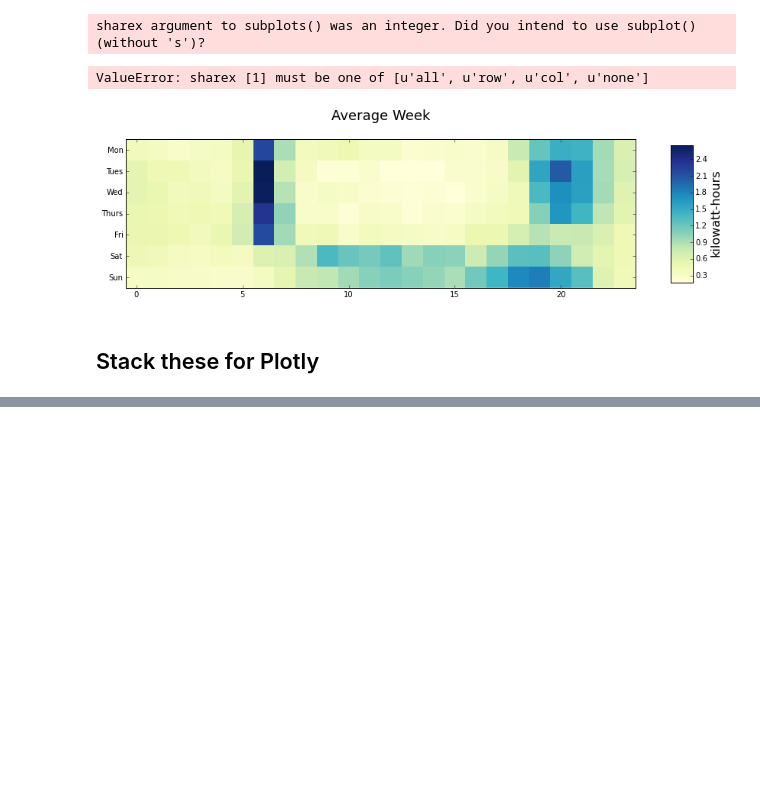
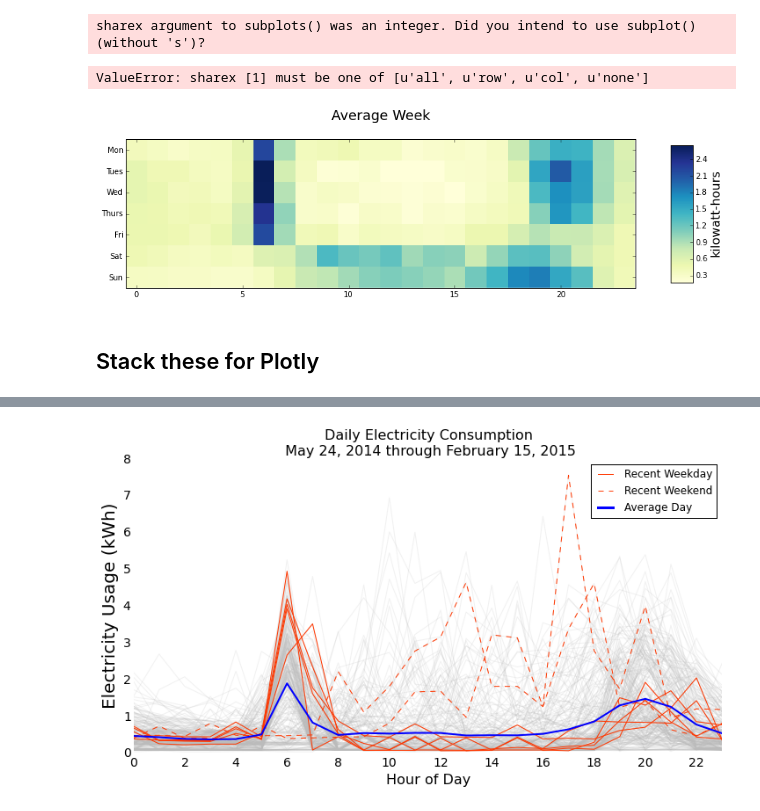
Before and after one commit to jtelszasz/my_energy_forecast_SVR, a Jupyter notebook: my_elec_plotly_visualizations.ipynb, the cells around one changed output, grey strips where cells are left out. Drawn from its saved outputs; the diff is of its cells as text; code cells hidden in the pictures; blank space fills up the shorter version.

Commit message:
adding additional plots

```diff
--- a/my_elec_plotly_visualizations.ipynb
+++ b/my_elec_plotly_visualizations.ipynb
@@ -24,6 +24,12 @@ import import_funcs
 Pandas Version:  0.15.2
 Numpy Version:  1.8.1
 Matplotlib Version:  1.4.2
+# %%
+# Pretty colors
+gray_light = '#bbbbbb'
+gray_med = '#737373'
+red_orange = '#ff3700'
+my_cyan = '#00CCFF'
 # %%
 # Import the BGE hourly electricity data and weather data using import_funcs.py class
 old_apt = import_funcs.BGEdata("old apt")
@@ -47,13 +53,13 @@ new_apt.tail()
 # %% [markdown]
 # Hourly for Each Day
 # %%
-array = pd.DataFrame(np.zeros([len(new_apt['USAGE'].resample('d',how='sum')),24]),index=new_apt['USAGE'].resample('d',how='sum').index)
+hourly_array = pd.DataFrame(np.zeros([len(new_apt['USAGE'].resample('d',how='sum')),24]),index=new_apt['USAGE'].resample('d',how='sum').index)
 
 for i in range(0,24):
-    array[i] = np.array(new_apt['USAGE'][new_apt.index.hour==i])
+    hourly_array[i] = np.array(new_apt['USAGE'][new_apt.index.hour==i])
 
-array.sort_index(ascending=True, inplace=True)
-array.head()
+hourly_array.sort_index(ascending=True, inplace=True)
+hourly_array.head()
 # %% [output]
 |  | 0 | 1 | 2 | 3 | 4 | 5 | 6 | 7 | 8 | 9 | ... | ... |
 | timestamp |  |  |  |  |  |  |  |  |  |  |  | ... |
@@ -378,0 +406,68 @@ py.iplot(fig, filename='Avg Week Last Week Heatmap Comparison')
+# %%
+weekday_newapt, weekend_newapt = avg_day(new_apt,'24-may-2014','15-feb-2015')
+average_day = new_apt['USAGE'].groupby(new_apt.index.hour).mean()
+# %%
+import plotly.tools as tls
+fig = plt.figure(figsize=[12,6])
+ax1 = plt.subplot(111)
+
+recent_color = red_orange
+avg_day_color = 'b'
+weekend_linestyle = 'dashed'
+
+for row in range(len(hourly_array)):
+    hourly_array.ix[row].plot(color=gray_light,alpha=.2,linewidth=1.)
+
+for row in range(len(hourly_array)-7, len(hourly_array)):
+    if (hourly_array.ix[row].name.dayofweek == 5) | (hourly_array.ix[row].name.dayofweek==6):
+        hourly_array.ix[row].plot(linestyle=weekend_linestyle, marker='',color=recent_color, linewidth=1)
+    else:
+        hourly_array.ix[row].plot(marker='',color=recent_color, linewidth=1)
+
+plot_avg_all = average_day.plot(marker='', color=avg_day_color, linewidth=2, grid='off', label='Average Day')
+
+plt.ylim(ymin=0,ymax=8)
+plt.xlim(xmax=23)
+plt.xticks(np.arange(0,23,2),fontsize=16)
+plt.yticks(fontsize=16)
+plt.xlabel('Hour of Day',fontsize=16)
+
+ylabel('Electricity Usage (kWh)',fontsize=20)
+title('Daily Electricity Consumption \n %s through %s'
+      %(hourly_array.ix[0].name.strftime('%B %d, %Y'),
+        hourly_array.ix[len(hourly_array)-1].name.strftime('%B %d, %Y')),
+fontsize=16)
+
+# manually building legend
+import matplotlib.lines as mlines
+
+recent_weekday_line = mlines.Line2D([], [],
+                                    color=recent_color,
+                                    marker='',
+                                    label='Recent Weekday')
+recent_weekend_line = mlines.Line2D([], [],
+                                    linestyle=weekend_linestyle,
+                                    color=recent_color,
+                                    marker='',
+                                    label='Recent Weekend')
+avg_day_line = mlines.Line2D([], [],
+                                    color=avg_day_color,
+                                    marker='',
+                                    linewidth=3,
+                                    label='Average Day')
+
+plt.legend(handles=[recent_weekday_line, recent_weekend_line, avg_day_line], loc='upper right')
+
+ax1.spines["top"].set_visible(False)
+ax1.spines["bottom"].set_visible(False)
+ax1.spines["right"].set_visible(False)
+ax1.spines["left"].set_visible(False)
+ax1.tick_params(axis="both", which="both", bottom="off", top="off",
+               labelbottom="on", left="off", right="off", labelleft="on",labelsize=14)
+
+
+plt.show()
+fig.savefig('plots/Days_thru_15-Feb-2015.png',bbox_inches='tight')
+#plot_url = py.plot_mpl(fig, update=update)
+# %% [output]
+[figure, added]
```
Also changed, not shown: parts of 1 cell of this notebook, 1 other file.
